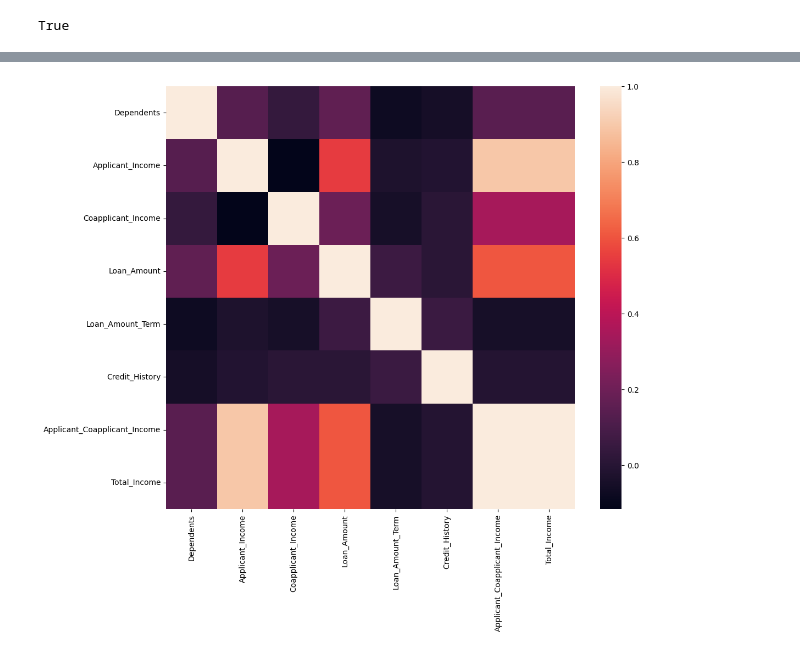
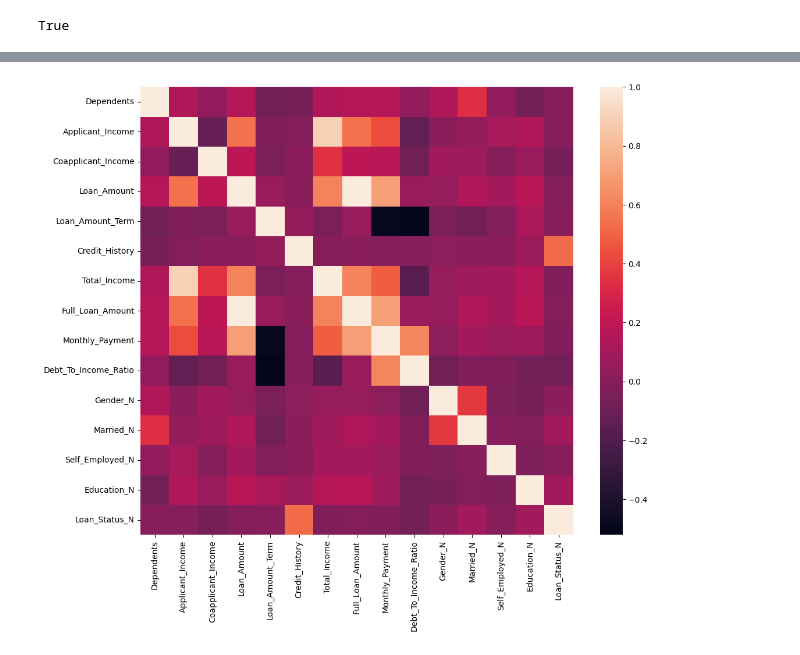
Before and after one commit to pascal-inboxes1b/LoanEligibilityPrediction, a Jupyter notebook: Data Wrangling.ipynb, the cells around one changed output, grey strips where cells are left out. Drawn from its saved outputs; the diff is of its cells as text; code cells hidden in the pictures.

```diff
--- a/Data Wrangling.ipynb
+++ b/Data Wrangling.ipynb
@@ -127,4 +134,11 @@ df.set_index('Customer_ID', inplace=True)
 df['Total_Income'] = df['Applicant_Income'] + df['Coapplicant_Income']
+# %%
+#loan_amount is in the thousands
+df['Full_Loan_Amount'] = df['Loan_Amount'] * 1000
+#add monthly_payment
+df['Monthly_Payment'] = (df['Full_Loan_Amount'] / df['Loan_Amount_Term']).round(2)
+#add debt_to_income ratio
+df['Debt_To_Income_Ratio'] = (df['Monthly_Payment'] / df['Total_Income'] * 100).round(2)
 # %%
 df.head()
 # %% [output]
@@ -191,0 +244,4 @@ plt.show()
+# %%
+clean_df = df.drop(index=498)
+clean_sorted_by_dti = clean_df.sort_values(by='Debt_To_Income_Ratio', ascending=False)
+clean_sorted_by_dti[['Total_Income', 'Full_Loan_Amount', 'Loan_Amount_Term', 'Monthly_Payment', 'Debt_To_Income_Ratio', 'Loan_Status', 'Credit_History']].head(10)
@@ -191,0 +346,14 @@ plt.show()
+# %%
+#Map yes/no data fields to something numeric for pearson coefficient
+gender_mapping = {'Male': 1, 'Female': 0}
+yes_no_mapping = {'Yes': 1, 'No': 0}
+edu_mapping = {'Graduate': 1, 'Not Graduate': 0}
+loan_status_mapping = {'Y': 1, 'N': 0}
+
+clean_df['Gender_N'] = clean_df['Gender'].map(gender_mapping)
+clean_df['Married_N'] = clean_df['Married'].map(yes_no_mapping)
+clean_df['Self_Employed_N'] = clean_df['Self_Employed'].map(yes_no_mapping)
+clean_df['Education_N'] = clean_df['Education'].map(edu_mapping)
+clean_df['Loan_Status_N'] = clean_df['Loan_Status'].map(loan_status_mapping)
+
+clean_df.head()
@@ -192,7 +369,7 @@ plt.show()
 # %%
 #update packages to use sns
 #!pip install --upgrade pandas numpy matplotlib seaborn scipy
 plt.subplots(figsize=(12,10))
-sns.heatmap(df.corr(numeric_only=True));
+sns.heatmap(clean_df.corr(numeric_only=True));
 # %% [output]
-[figure, old version]
+[figure, new version]
```
Also changed, not shown: parts of 30 cells of this notebook.
